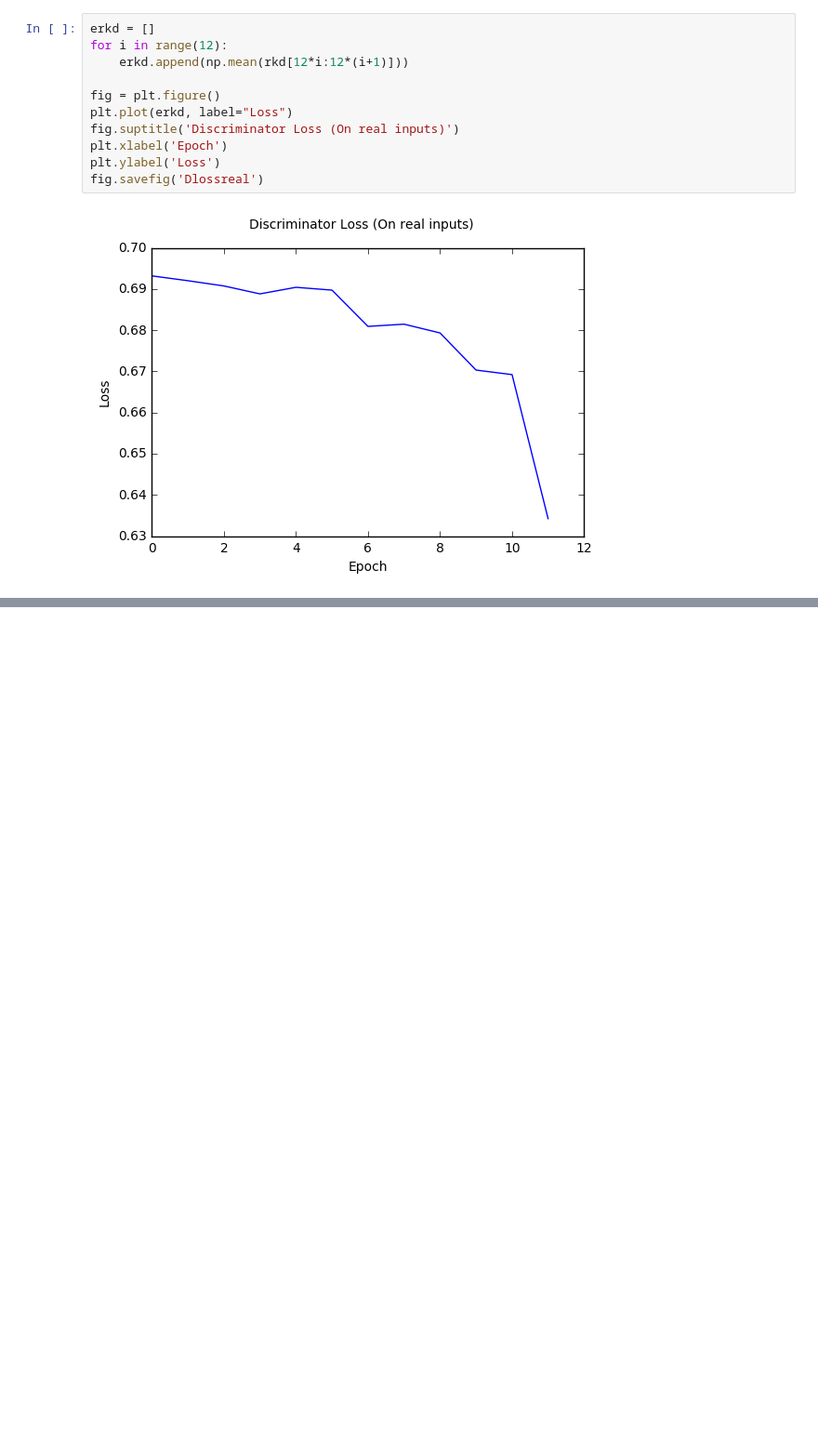
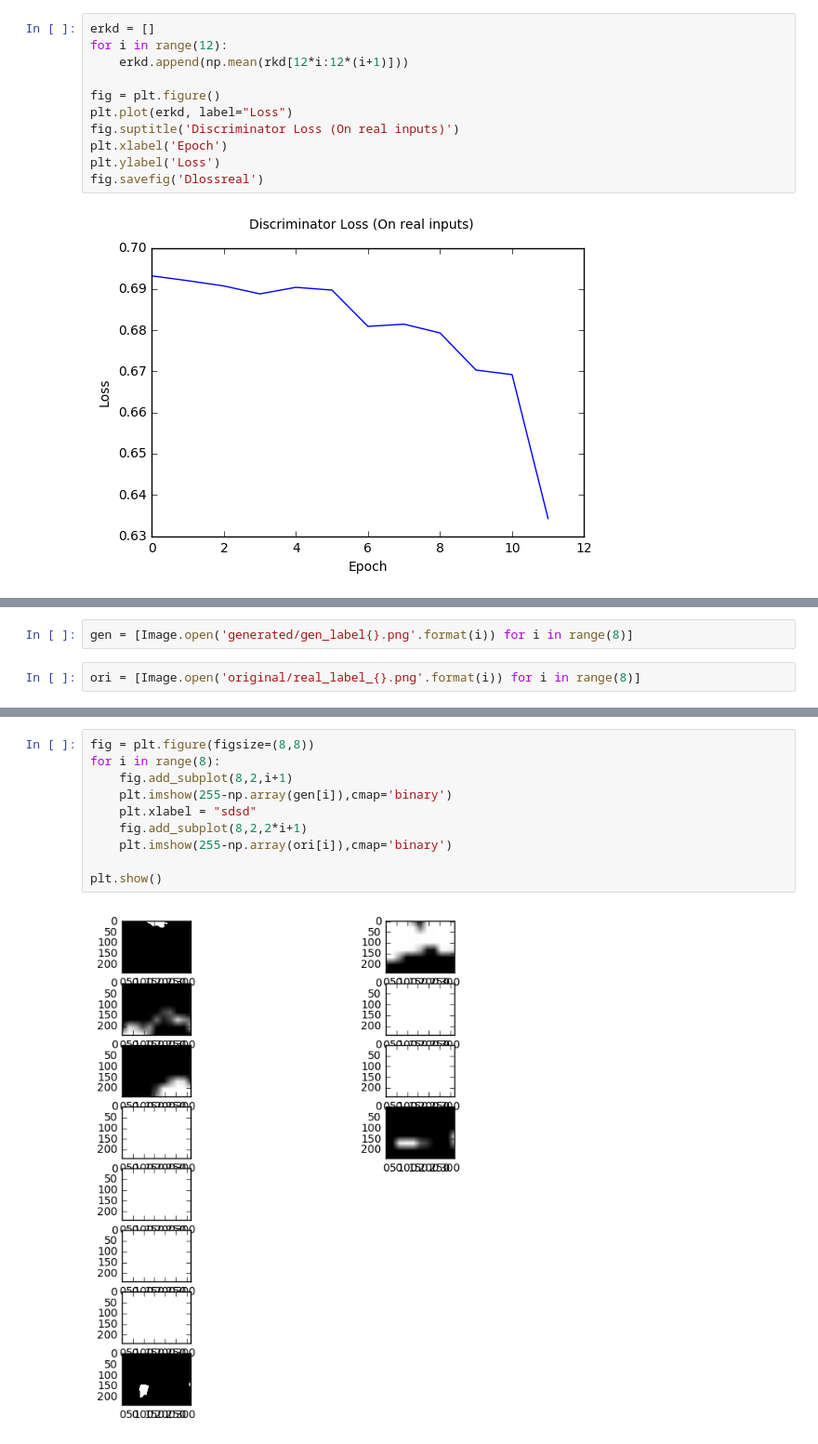
Before and after one commit to nexus-kgp/adseg, a Jupyter notebook: after_12_epoch/loss_visualize.ipynb, the cells around one changed output, grey strips where cells are left out. Shown: that part at 93% size. Saved outputs shown, nothing was run; the diff lists cells and outputs as text; blank space fills up the shorter version.

Commit message:
update README, add plots

```diff
--- a/after_12_epoch/loss_visualize.ipynb
+++ b/after_12_epoch/loss_visualize.ipynb
@@ -55,0 +64,4 @@ fig.savefig('Dlossreal')
+# %%
+gen = [Image.open('generated/gen_label{}.png'.format(i)) for i in range(8)]
+# %%
+ori = [Image.open('original/real_label_{}.png'.format(i)) for i in range(8)]
@@ -55,0 +80,12 @@ fig.savefig('Dlossreal')
+# %%
+fig = plt.figure(figsize=(8,8))
+for i in range(8):
+    fig.add_subplot(8,2,i+1)
+    plt.imshow(255-np.array(gen[i]),cmap='binary')
+    plt.xlabel = "sdsd"
+    fig.add_subplot(8,2,2*i+1)
+    plt.imshow(255-np.array(ori[i]),cmap='binary')
+
+plt.show()
+# %% [output]
+[figure, added]
```
Also changed, not shown: parts of 9 cells of this notebook, 9 other files.
